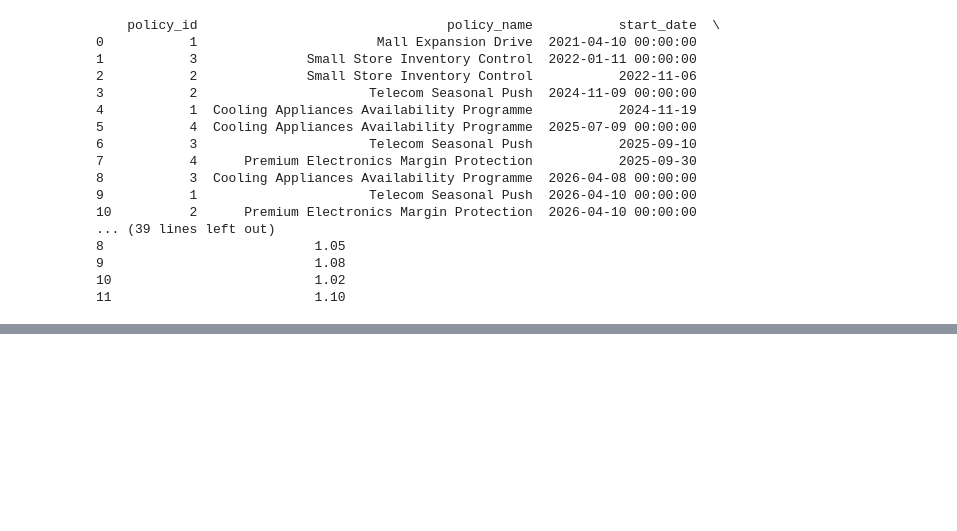
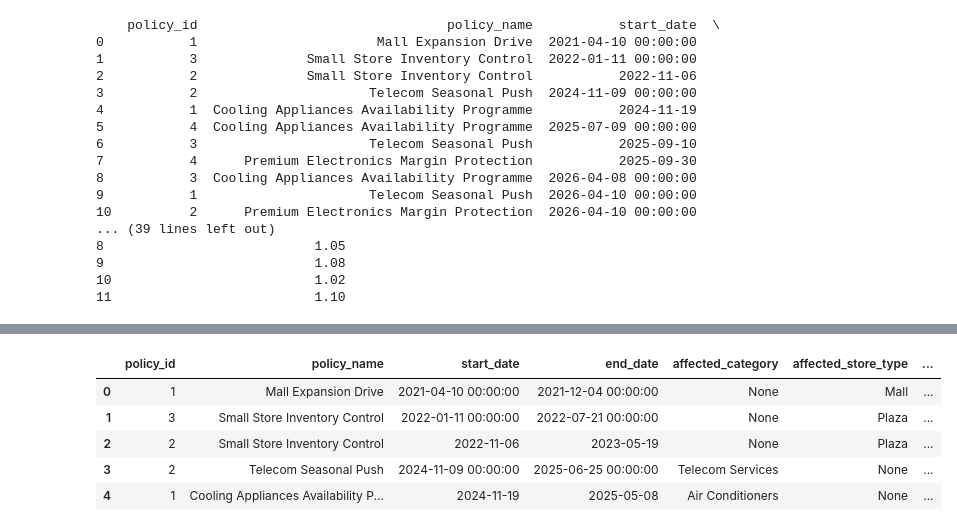
Before and after one commit to SunnyX-AI/ai-powered-sales-forecasting, a Jupyter notebook: notebooks/01_data_understanding.ipynb, the cells around one changed output, grey strips where cells are left out. Drawn from its saved outputs; the diff is of its cells as text; code cells hidden in the pictures; blank space fills up the shorter version.

```diff
--- a/notebooks/01_data_understanding.ipynb
+++ b/notebooks/01_data_understanding.ipynb
@@ -323,3 +323,12 @@ df_products
 | 117 | 1118 | Asus Laptops Model-447 | Laptops & Computers | Asus | 696237 | 540032 | 0 | 12 |
 | 118 | 1119 | Dell Laptops Model-870 | Laptops & Computers | Dell | 658153 | 463380 | 0 | 12 |
 | 119 | 1120 | LG Refrigerators Model-833 | Refrigerators | LG | 740053 | 587302 | 1 | 12 |
+# %%
+df_policy_regimes.head()
+# %% [output]
+|  | policy_id | policy_name | start_date | end_date | affected_category | affected_store_type | ... |
+| 0 | 1 | Mall Expansion Drive | 2021-04-10 00:00:00 | 2021-12-04 00:00:00 | None | Mall | ... |
+| 1 | 3 | Small Store Inventory Control | 2022-01-11 00:00:00 | 2022-07-21 00:00:00 | None | Plaza | ... |
+| 2 | 2 | Small Store Inventory Control | 2022-11-06 | 2023-05-19 | None | Plaza | ... |
+| 3 | 2 | Telecom Seasonal Push | 2024-11-09 00:00:00 | 2025-06-25 00:00:00 | Telecom Services | None | ... |
+| 4 | 1 | Cooling Appliances Availability P... | 2024-11-19 | 2025-05-08 | Air Conditioners | None | ... |
```
